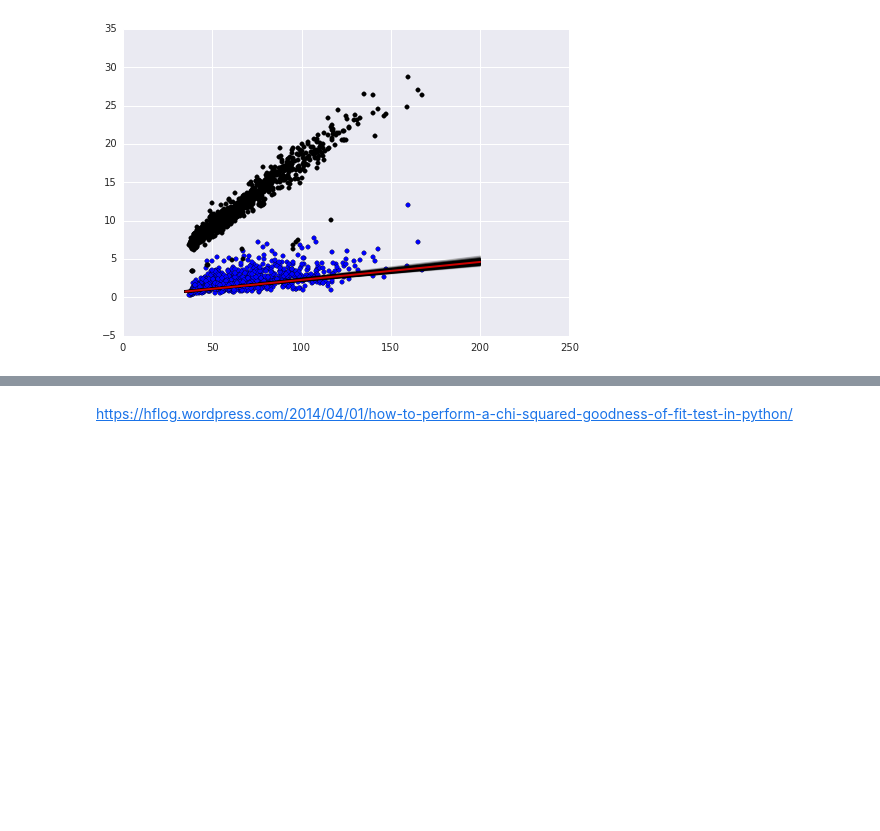
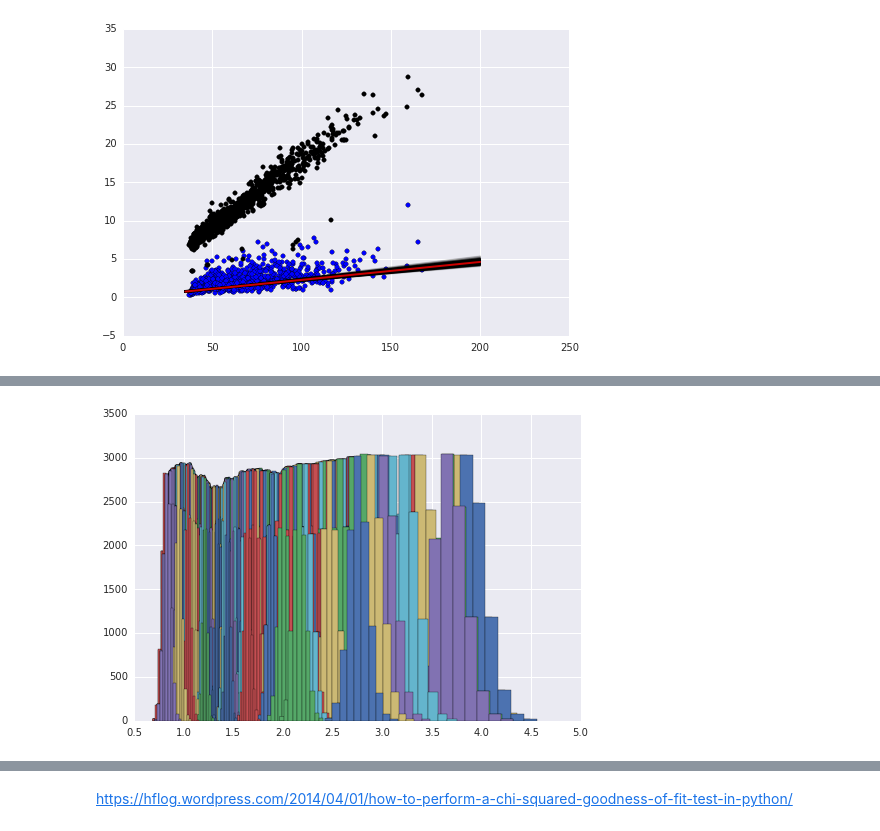
Before and after one commit to saint-germain/anisotropias, a Jupyter notebook: erroranalysis.ipynb, the cells around one changed output, grey strips where cells are left out. Cells and saved outputs as stored; diff of their text form; code cells hidden in the pictures; blank space fills up the shorter version.

```diff
--- a/erroranalysis.ipynb
+++ b/erroranalysis.ipynb
@@ -265,0 +312,7 @@ plt.scatter(x,errlist[(errlist[:,0]!=0)][:,3][filter],c='k')
+# %%
+exval=np.zeros(len(x))
+for i in range(len(x)):
+    a=plt.hist(y_sim[i])
+    exval[i]=a[1][np.argmax(a[0])]
+# %% [output]
+[figure, added]
```
Also changed, not shown: parts of 28 cells of this notebook.
